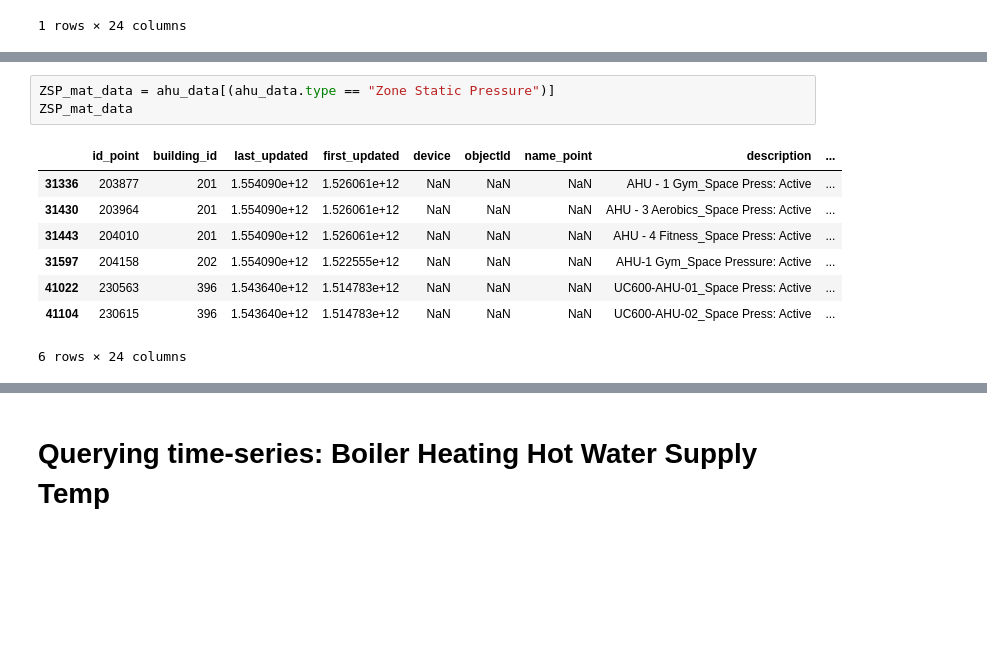
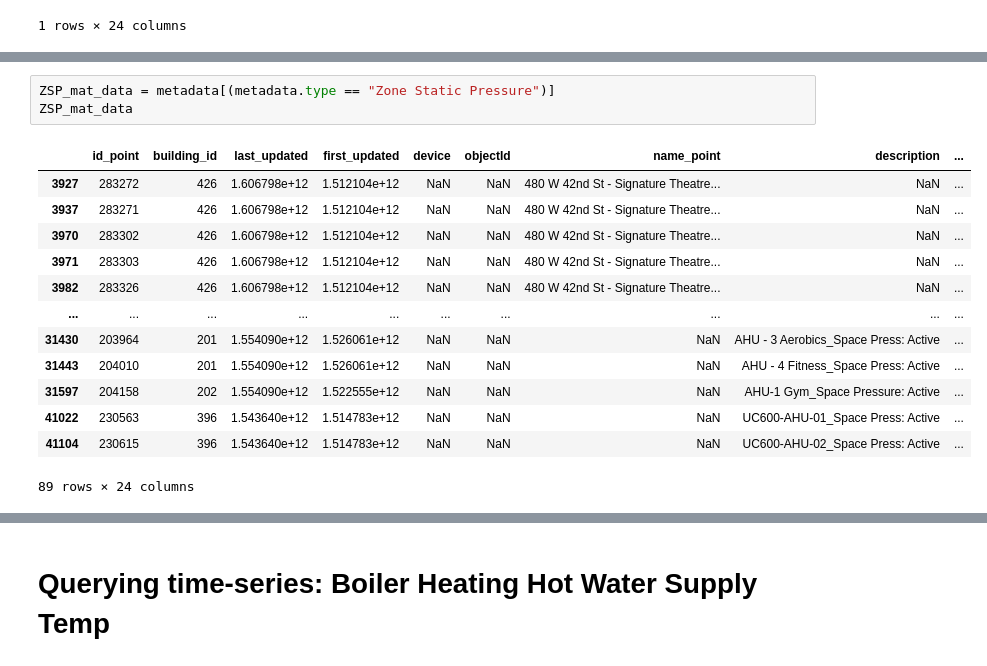
Before and after one commit to PengkunLiu/RTEM_CMU, a Jupyter notebook: RTEM Jupyter Notebook/data-analysis.ipynb, the cells around one changed output, grey strips where cells are left out. Drawn from its saved outputs; the diff is of its cells as text; blank space fills up the shorter version.

```diff
--- a/RTEM Jupyter Notebook/data-analysis.ipynb
+++ b/RTEM Jupyter Notebook/data-analysis.ipynb
@@ -110,12 +175,17 @@ EASPS_mat_data
 # %%
-ZSP_mat_data = ahu_data[(ahu_data.type == "Zone Static Pressure")]
+ZSP_mat_data = metadata[(metadata.type == "Zone Static Pressure")]
 ZSP_mat_data
 # %% [output]
 |  | id_point | building_id | last_updated | first_updated | device | objectId | name_point | description | ... |
-| 31336 | 203877 | 201 | 1.554090e+12 | 1.526061e+12 | NaN | NaN | NaN | AHU - 1 Gym_Space Press: Active | ... |
+| 3927 | 283272 | 426 | 1.606798e+12 | 1.512104e+12 | NaN | NaN | 480 W 42nd St - Signature Theatre... | NaN | ... |
+| 3937 | 283271 | 426 | 1.606798e+12 | 1.512104e+12 | NaN | NaN | 480 W 42nd St - Signature Theatre... | NaN | ... |
+| 3970 | 283302 | 426 | 1.606798e+12 | 1.512104e+12 | NaN | NaN | 480 W 42nd St - Signature Theatre... | NaN | ... |
+| 3971 | 283303 | 426 | 1.606798e+12 | 1.512104e+12 | NaN | NaN | 480 W 42nd St - Signature Theatre... | NaN | ... |
+| 3982 | 283326 | 426 | 1.606798e+12 | 1.512104e+12 | NaN | NaN | 480 W 42nd St - Signature Theatre... | NaN | ... |
+| ... | ... | ... | ... | ... | ... | ... | ... | ... | ... |
 | 31430 | 203964 | 201 | 1.554090e+12 | 1.526061e+12 | NaN | NaN | NaN | AHU - 3 Aerobics_Space Press: Active | ... |
 | 31443 | 204010 | 201 | 1.554090e+12 | 1.526061e+12 | NaN | NaN | NaN | AHU - 4 Fitness_Space Press: Active | ... |
 | 31597 | 204158 | 202 | 1.554090e+12 | 1.522555e+12 | NaN | NaN | NaN | AHU-1 Gym_Space Pressure: Active | ... |
 | 41022 | 230563 | 396 | 1.543640e+12 | 1.514783e+12 | NaN | NaN | NaN | UC600-AHU-01_Space Press: Active | ... |
 | 41104 | 230615 | 396 | 1.543640e+12 | 1.514783e+12 | NaN | NaN | NaN | UC600-AHU-02_Space Press: Active | ... |
-6 rows × 24 columns
+89 rows × 24 columns
```
Also changed, not shown: parts of 41 cells of this notebook, 3 other files.
